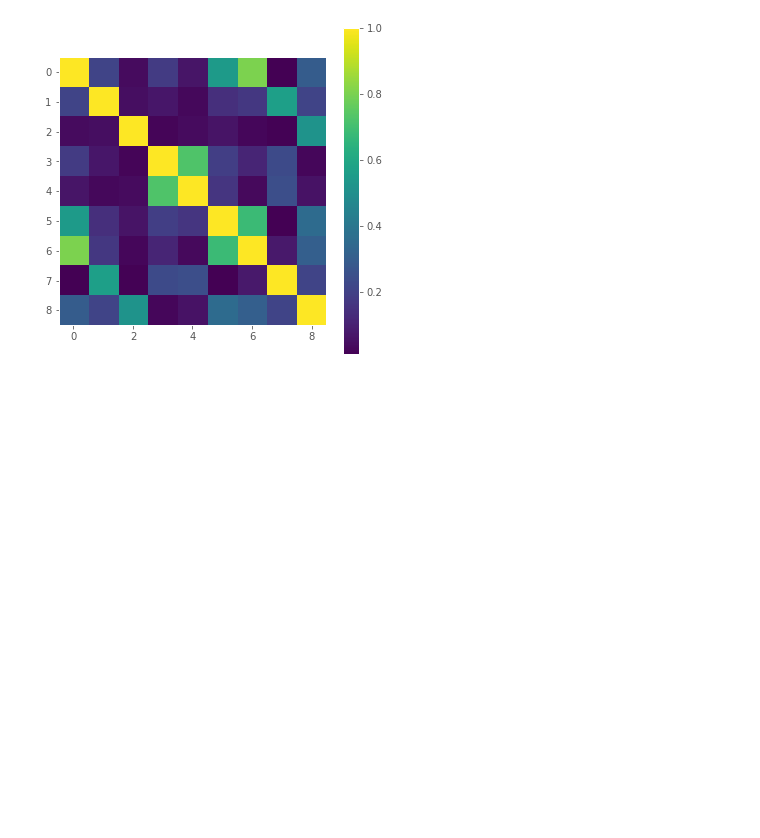
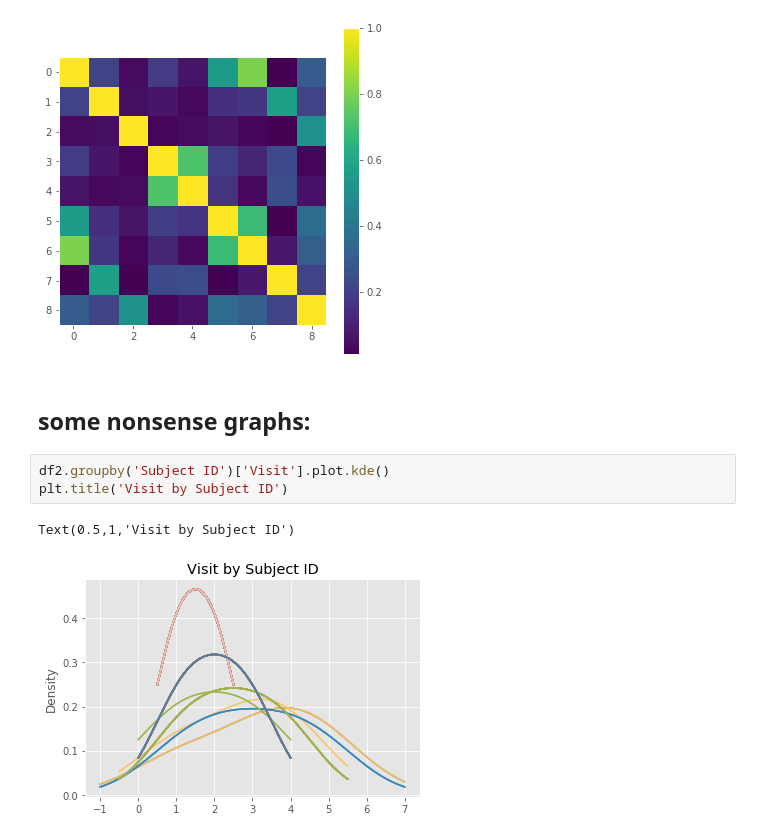
Before and after one commit to madhavi-r/Mashya_repo, a Jupyter notebook: yamini-formatted.ipynb, the cells around one changed output. Drawn from its saved outputs; the diff is of its cells as text; blank space fills up the shorter version.

```diff
--- a/yamini-formatted.ipynb
+++ b/yamini-formatted.ipynb
@@ -582,3 +582,11 @@ plt.grid(b=False)
 plt.savefig('colormap.png')
 # %% [output]
 [figure]
+# %% [markdown]
+## some nonsense graphs:
+# %%
+df2.groupby('Subject ID')['Visit'].plot.kde()
+plt.title('Visit by Subject ID')
+# %% [output]
+Text(0.5,1,'Visit by Subject ID')
+[figure, added]
```
Also changed, not shown: parts of 1 cell of this notebook.
